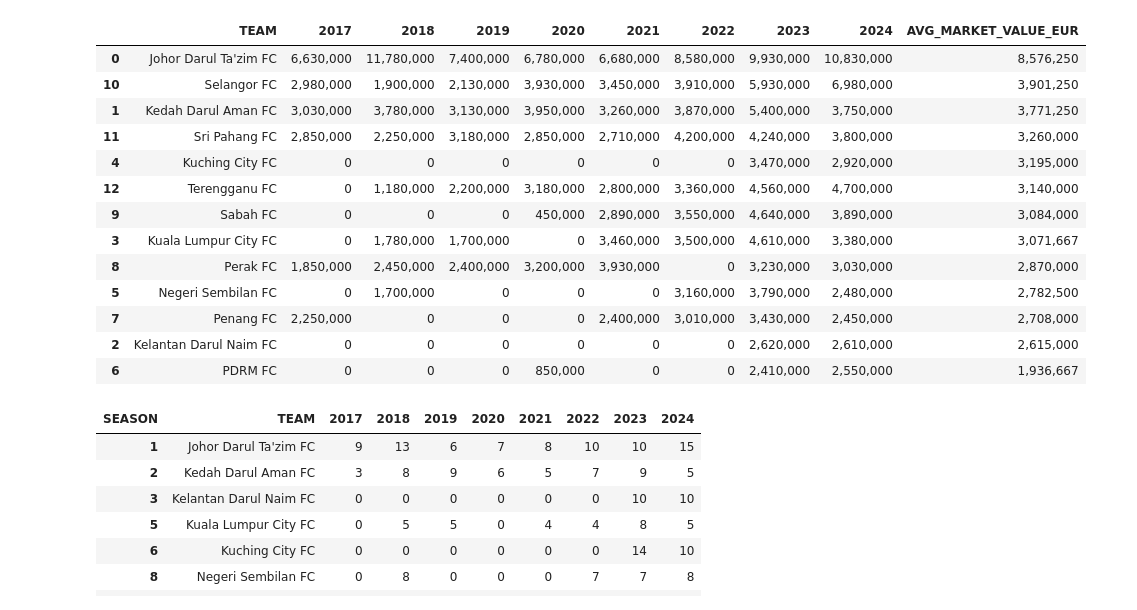
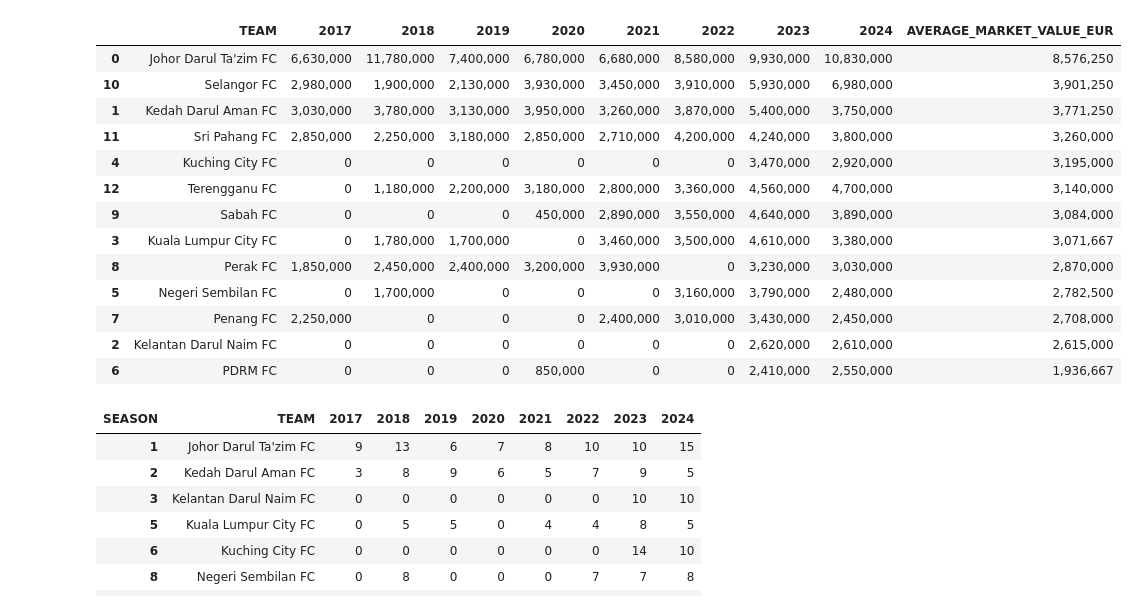
Before and after one commit to IzzatZanail/MalaysiaSuperLeagueDataAnalysis, a Jupyter notebook: MalaysiaSuperLeagueDataAnalysis.ipynb, the cells around one changed output. Cells and saved outputs as stored; diff of their text form; code cells hidden in the pictures.

```diff
--- a/MalaysiaSuperLeagueDataAnalysis.ipynb
+++ b/MalaysiaSuperLeagueDataAnalysis.ipynb
@@ -135,8 +161,7 @@ team_2024 = ["Johor Darul Ta'zim FC" ,'Selangor FC', 'Terengganu FC', 'Kedah Dar
 
 avg_team_value = df_msl_teams.pivot_table(values='MARKET_VALUE_EUR', index='TEAM', aggfunc='mean').reset_index()
 avg_team_value = avg_team_value.fillna(value=0).sort_values(by='MARKET_VALUE_EUR', ascending=False)
-
-pd.options.display.float_format = '{:,.0f}'.format
+avg_team_value.rename(columns={'MARKET_VALUE_EUR': 'AVERAGE_MARKET_VALUE_EUR'}, inplace = True)
 
 avg_team_value[avg_team_value['TEAM'].isin(team_2024)]
 # %% [output]
@@ -157,19 +182,16 @@ avg_team_value[avg_team_value['TEAM'].isin(team_2024)]
 # %%
 # Team market value every season - Teams currently competing in season 24/25
 
 avg_team_value_per_season = df_msl_teams.pivot_table(values='MARKET_VALUE_EUR', index='TEAM', columns='SEASON', aggfunc='mean').reset_index()
 avg_team_value_per_season = avg_team_value_per_season.fillna(value=0)
 
-#avg_team_value_per_season
-
 avg_team_value_per_season = avg_team_value_per_season[avg_team_value_per_season['TEAM'].isin(team_2024)]
 
 avg_team_value_per_season = avg_team_value_per_season.merge(avg_team_value, how='left', on='TEAM')
-avg_team_value_per_season.rename(columns={'MARKET_VALUE_EUR': 'AVG_MARKET_VALUE_EUR'}, inplace = True)
 
-avg_team_value_per_season.sort_values(by='AVG_MARKET_VALUE_EUR', ascending=False)
+avg_team_value_per_season.sort_values(by='AVERAGE_MARKET_VALUE_EUR', ascending=False)
 # %% [output]
-|  | TEAM | 2017 | 2018 | 2019 | 2020 | 2021 | 2022 | 2023 | 2024 | AVG_MARKET_VALUE_EUR |
+|  | TEAM | 2017 | 2018 | 2019 | 2020 | 2021 | 2022 | 2023 | 2024 | AVERAGE_MARKET_VALUE_EUR |
 | 0 | Johor Darul Ta'zim FC | 6,630,000 | 11,780,000 | 7,400,000 | 6,780,000 | 6,680,000 | 8,580,000 | 9,930,000 | 10,830,000 | 8,576,250 |
 | 10 | Selangor FC | 2,980,000 | 1,900,000 | 2,130,000 | 3,930,000 | 3,450,000 | 3,910,000 | 5,930,000 | 6,980,000 | 3,901,250 |
 | 1 | Kedah Darul Aman FC | 3,030,000 | 3,780,000 | 3,130,000 | 3,950,000 | 3,260,000 | 3,870,000 | 5,400,000 | 3,750,000 | 3,771,250 |
```
Also changed, not shown: parts of 31 cells of this notebook.
